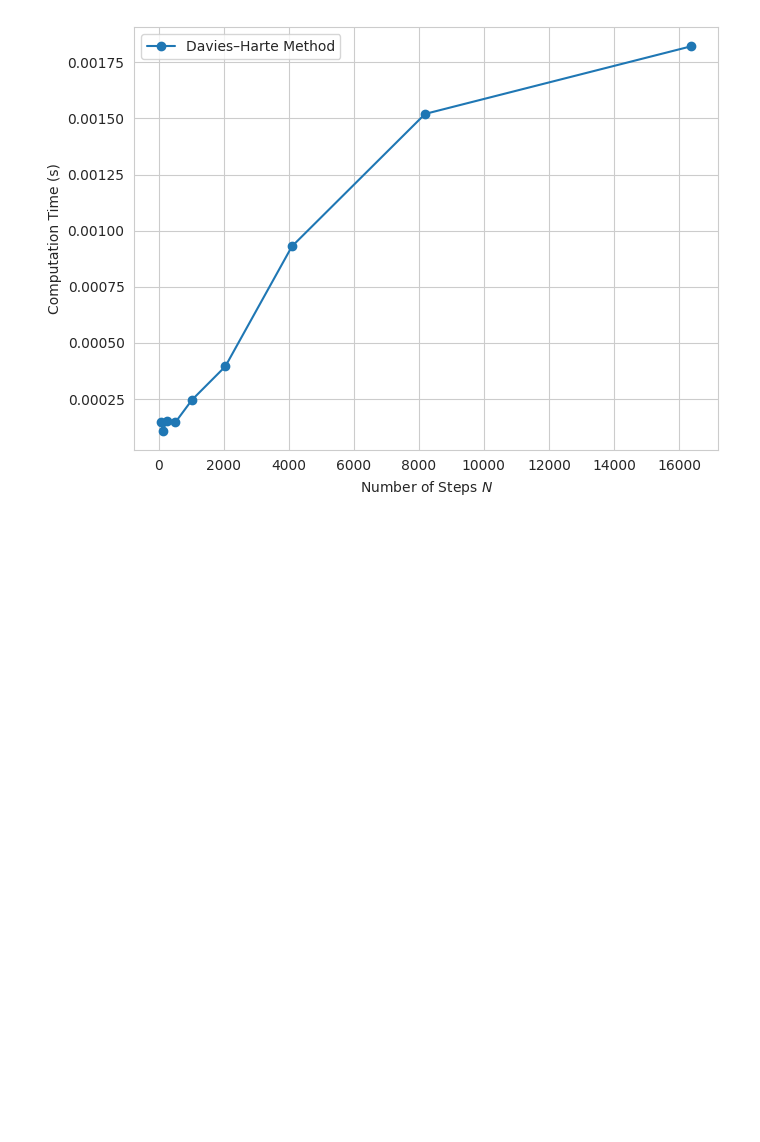
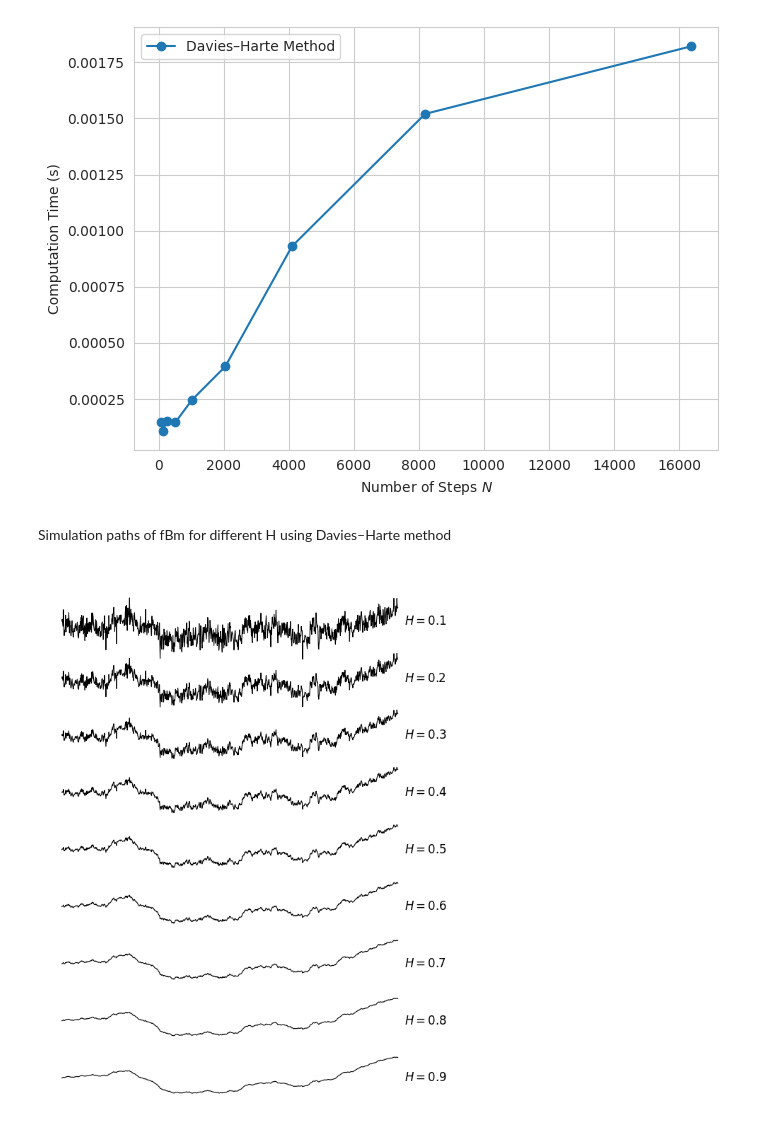
Before and after one commit to katieli0828/Dissertation, a Jupyter notebook: CH2_fbm_generation.ipynb, the cells around one changed output. Drawn from its saved outputs; the diff is of its cells as text; code cells hidden in the pictures; blank space fills up the shorter version.

```diff
--- a/CH2_fbm_generation.ipynb
+++ b/CH2_fbm_generation.ipynb
@@ -167,3 +167,77 @@ plt.tight_layout()
 plt.show()
 # %% [output]
 [figure]
+# %% [markdown]
+Simulation paths of fBm for different H using Davies–Harte method
+# %%
+import numpy as np
+import matplotlib.pyplot as plt
+
+def Lambda(H, N):
+    """
+    Compute the eigenvalues (lambda) for the Davies-Harte method,
+    representing the spectral density of the fractional Brownian motion.
+    """
+    M = 2 * N - 2
+    G = 2 * H
+    n = np.arange(0, N)
+    # Discrete autocovariance of fractional Gaussian noise
+    fbc = lambda n: ((n + 1) ** G + np.abs(n - 1) ** G - 2 * n ** G) / 2
+    C = np.zeros(M)
+    C[:N] = fbc(n)
+    C[N:] = C[1:N-1][::-1]  # Enforce symmetry
+    res = np.real(np.fft.fft(C)) ** 0.5  # Take positive square root of FFT
+    return res
+
+def FGN_with_fixed_Z(Z, lambdas):
+    """
+    Generate a single sample of fractional Gaussian noise (fGn)
+    using a fixed Gaussian vector Z shared across all H,
+    ensuring consistent trends in different H simulations.
+    """
+    A = np.fft.ifft(Z, axis=0) * lambdas
+    res = np.fft.fft(A, axis=0)
+    res = np.real(res[:len(lambdas)//2])  # Take real part of first half
+    return res
+
+def fBm_from_fGn(fgn_sample, T=1.0, H=0.7):
+    """
+    Integrate fGn sample to obtain fractional Brownian motion (fBm) sample path.
+    """
+    N = len(fgn_sample)
+    scale = (T / N) ** H  # Scale increments to match time and Hurst parameter
+    fgn_scaled = fgn_sample * scale
+    fbm_sample = np.cumsum(fgn_scaled)  # Cumulative sum -> fBm path
+    return fbm_sample
+
+def plot_fbm_fixed_noise(H_list, N=2**10 + 1, T=1.0):
+    """
+    Generate and plot fBm paths for multiple H using the same noise sequence,
+    so that only H influences path smoothness but not overall trend.
+    """
+    np.random.seed(2024)  # Fixed seed for reproducibility
+    M = 2 * N - 2
+
+    Z = np.random.randn(M)  # Generate one Gaussian sequence shared for all H
+    plt.figure(figsize=(6, 8))
+    spacing = 6
+    t = np.linspace(0, T, N-1)  # Time vector aligned with fBm sample length
+
+    for i, H in enumerate(H_list):
+        lambdas = Lambda(H, N)
+        fgn_sample = FGN_with_fixed_Z(Z, lambdas)
+        fbm_sample = fBm_from_fGn(fgn_sample, T=T, H=H)
+        fbm_sample -= fbm_sample[0]  # Shift to start at zero
+        fbm_sample /= np.std(fbm_sample)  # Normalize to comparable amplitude
+        offset = (len(H_list) - i - 1) * spacing  # Vertical offset for plotting
+        plt.plot(t, fbm_sample + offset, 'k', linewidth=0.8)
+        plt.text(T + 0.02, offset, f'$H={H:.1f}$', fontsize=12, va='center')
+
+    plt.axis('off')
+    plt.tight_layout()
+    plt.show()
+
+# Generate and plot
+plot_fbm_fixed_noise([0.1, 0.2, 0.3, 0.4, 0.5, 0.6, 0.7, 0.8, 0.9])
+# %% [output]
+[figure, added]
```
